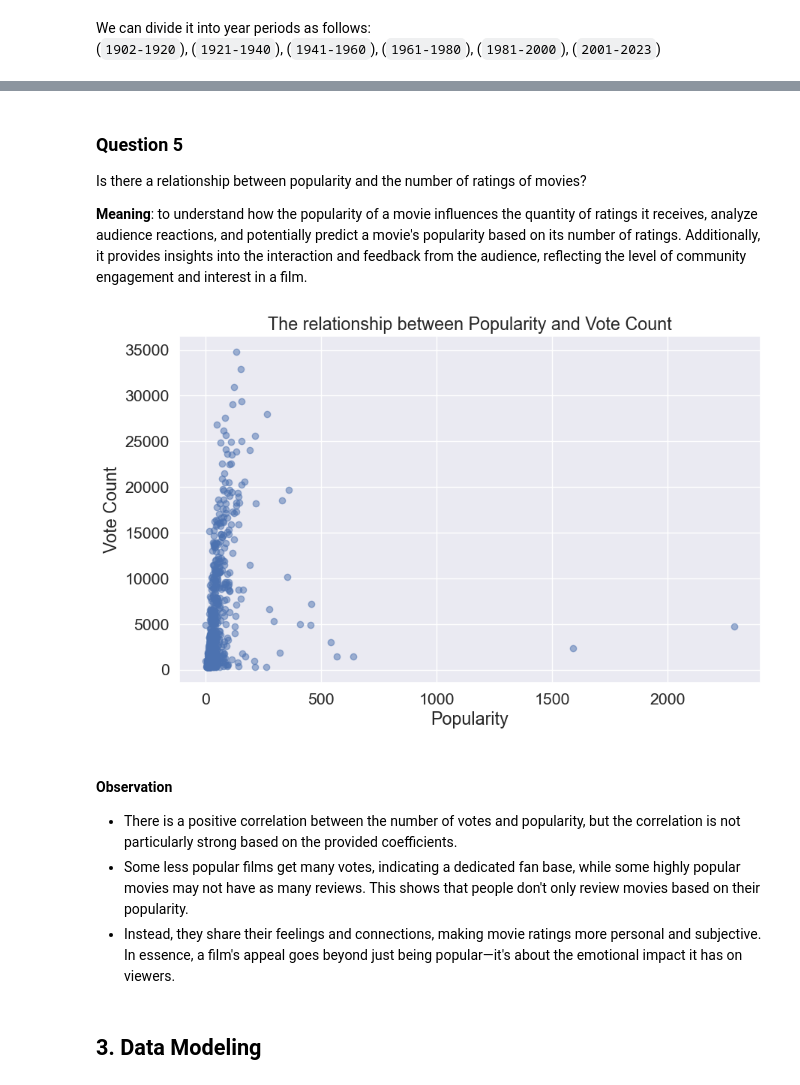
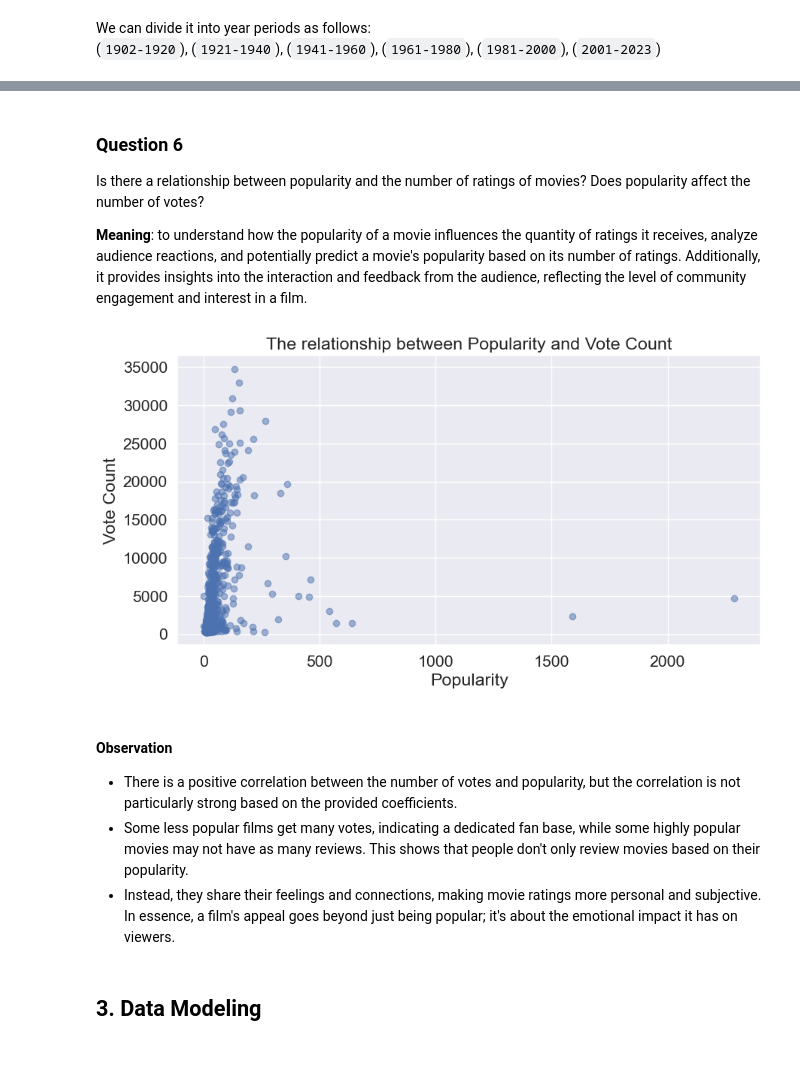
Before and after one commit to Deadinside-at-HCMUS/CSC14119-project, a Jupyter notebook: Notebook.ipynb, the cells around one changed output, grey strips where cells are left out. Saved outputs shown, nothing was run; the diff lists cells and outputs as text; code cells hidden in the pictures; blank space fills up the shorter version.

```diff
--- a/Notebook.ipynb
+++ b/Notebook.ipynb
@@ -509,23 +550,23 @@ df.drop('period', axis=1, inplace=True)
 # %% [markdown]
-### **Question 5**
-Is there a relationship between popularity and the number of ratings of movies?
+### **Question 6**
+Is there a relationship between popularity and the number of ratings of movies? Does popularity affect the number of votes?
 
 **Meaning**: to understand how the popularity of a movie influences the quantity of ratings it receives, analyze audience reactions, and potentially predict a movie's popularity based on its number of ratings. Additionally, it provides insights into the interaction and feedback from the audience, reflecting the level of community engagement and interest in a film.
 # %%
-plt.figure(figsize=(10, 6))
+plt.figure(figsize=(10, 5))
 plt.scatter(df['popularity'], df['vote_count'], alpha=0.5)
 plt.title('The relationship between Popularity and Vote Count')
 plt.xlabel('Popularity')
 plt.ylabel('Vote Count')
 plt.grid(True)
 plt.show()
 # %% [output]
-[figure, old version]
+[figure, new version]
 # %% [markdown]
 #### **Observation**
  - There is a positive correlation between the number of votes and popularity, but the correlation is not particularly strong based on the provided coefficients.
  - Some less popular films get many votes, indicating a dedicated fan base, while some highly popular movies may not have as many reviews. This shows that people don't only review movies based on their popularity.
- - Instead, they share their feelings and connections, making movie ratings more personal and subjective. In essence, a film's appeal goes beyond just being popular—it's about the emotional impact it has on viewers.
+ - Instead, they share their feelings and connections, making movie ratings more personal and subjective. In essence, a film's appeal goes beyond just being popular; it's about the emotional impact it has on viewers.
 # %% [markdown]
 ## **3. Data Modeling** <a name="modeling"></a>
 # %%
```
Also changed, not shown: parts of 7 cells of this notebook, 2 other files.
